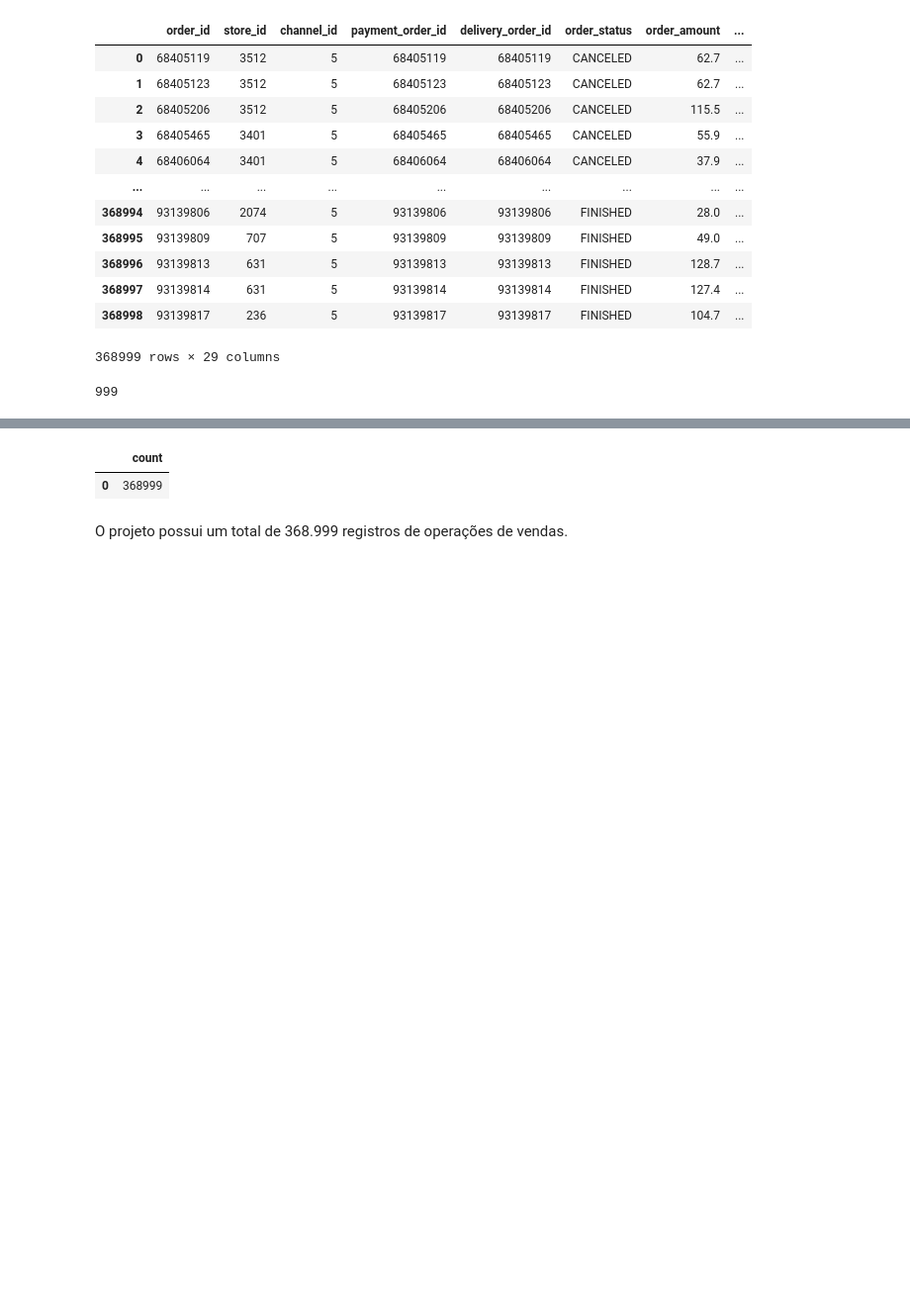
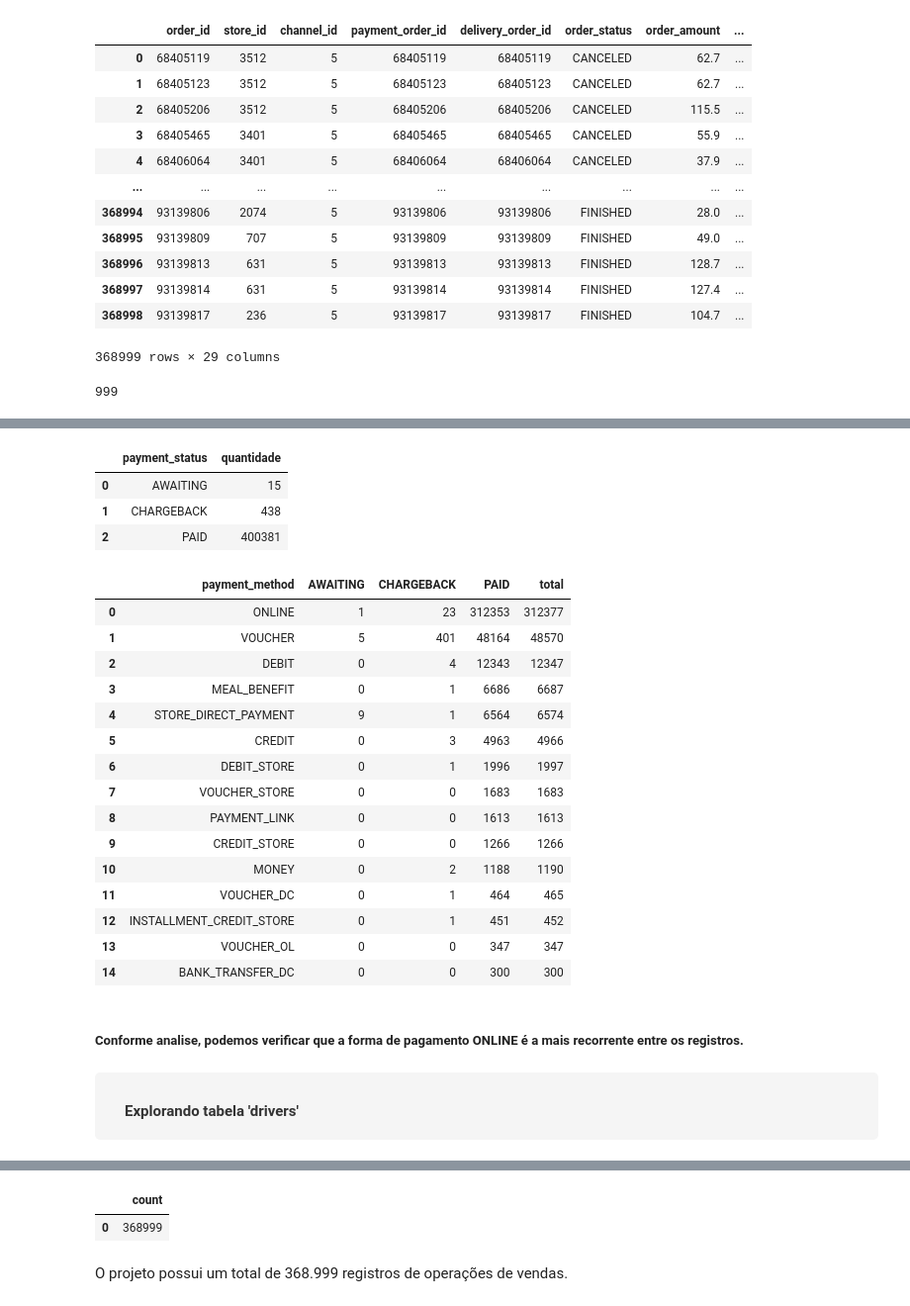
Before and after one commit to aluipio/ds_ada_santander_db, a Jupyter notebook: eda_banco_dados.ipynb, the cells around one changed output, grey strips where cells are left out. Shown at 99% size. Saved outputs shown, nothing was run; the diff lists cells and outputs as text; code cells hidden in the pictures; blank space fills up the shorter version.

```diff
--- a/eda_banco_dados.ipynb
+++ b/eda_banco_dados.ipynb
@@ -418,0 +507,45 @@ df_orders.to_sql(name='orders', schema=SCHEMA_BASE, con=engine, if_exists='repla
+# %%
+query = f'''
+SELECT payment_status, COUNT(*) as quantidade
+FROM santander_coders.payments
+GROUP BY payment_status'''
+select_pandas(query)
+# %% [output]
+|  | payment_status | quantidade |
+| 0 | AWAITING | 15 |
+| 1 | CHARGEBACK | 438 |
+| 2 | PAID | 400381 |
+# %%
+query = f'''
+SELECT payment_method,
+    SUM(CASE WHEN payment_status = 'AWAITING' THEN 1 ELSE 0 END) as "AWAITING",
+    SUM(CASE WHEN payment_status = 'CHARGEBACK' THEN 1 ELSE 0 END) as "CHARGEBACK",
+    SUM(CASE WHEN payment_status = 'PAID' THEN 1 ELSE 0 END) as "PAID",
+    SUM(1) AS total
+FROM santander_coders.payments
+GROUP BY payment_method
+ORDER BY total DESC'''
+select_pandas(query)
+# %% [output]
+|  | payment_method | AWAITING | CHARGEBACK | PAID | total |
+| 0 | ONLINE | 1 | 23 | 312353 | 312377 |
+| 1 | VOUCHER | 5 | 401 | 48164 | 48570 |
+| 2 | DEBIT | 0 | 4 | 12343 | 12347 |
+| 3 | MEAL_BENEFIT | 0 | 1 | 6686 | 6687 |
+| 4 | STORE_DIRECT_PAYMENT | 9 | 1 | 6564 | 6574 |
+| 5 | CREDIT | 0 | 3 | 4963 | 4966 |
+| 6 | DEBIT_STORE | 0 | 1 | 1996 | 1997 |
+| 7 | VOUCHER_STORE | 0 | 0 | 1683 | 1683 |
+| 8 | PAYMENT_LINK | 0 | 0 | 1613 | 1613 |
+| 9 | CREDIT_STORE | 0 | 0 | 1266 | 1266 |
+| 10 | MONEY | 0 | 2 | 1188 | 1190 |
+| 11 | VOUCHER_DC | 0 | 1 | 464 | 465 |
+| 12 | INSTALLMENT_CREDIT_STORE | 0 | 1 | 451 | 452 |
+| 13 | VOUCHER_OL | 0 | 0 | 347 | 347 |
+| 14 | BANK_TRANSFER_DC | 0 | 0 | 300 | 300 |
+# %% [markdown]
+<h5>Conforme analise, podemos verificar que a forma de pagamento ONLINE é a mais recorrente entre os registros.</h5>
+# %% [markdown]
+<div style="background-color: #f5f5f5; color: #333333; padding: 5px 30px; border-radius: 5px;">
+    <h4><strong>Explorando tabela 'drivers'</strong></h4>
+</div>
```
Also changed, not shown: parts of 100 cells of this notebook, 8 other files.
